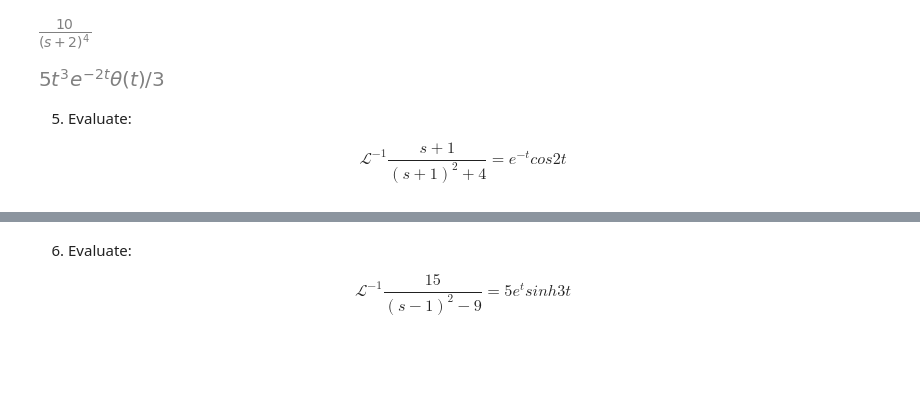
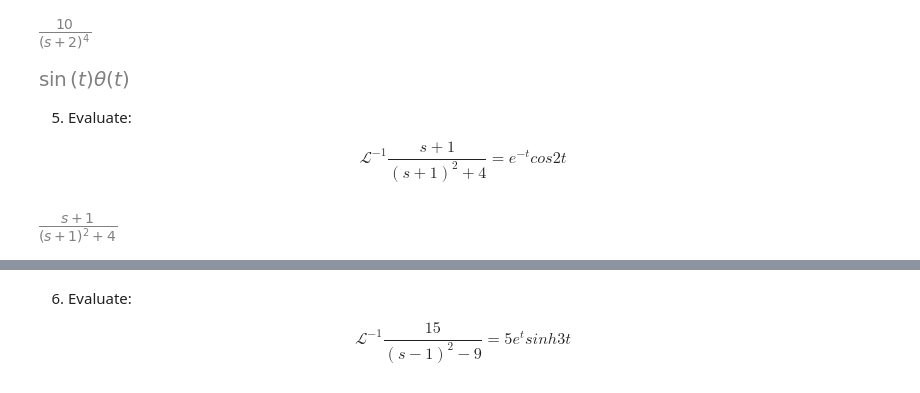
Before and after one commit to Gardner-College/control-systems, a Jupyter notebook: inverse_laplace/rpacla/002_Inverse_Laplace_Transform.ipynb, the cells around one changed output, grey strips where cells are left out. Cells and saved outputs as stored; diff of their text form; code cells hidden in the pictures; blank space fills up the shorter version.

Commit message:
Inverse Laplace: Activity 2

```diff
--- a/inverse_laplace/rpacla/002_Inverse_Laplace_Transform.ipynb
+++ b/inverse_laplace/rpacla/002_Inverse_Laplace_Transform.ipynb
@@ -134,6 +134,6 @@ f2
 $$ \mathcal{L}^{-1}\frac{1}{s^2+1}= sin(t) $$
 # %%
 # Define the frequency domain function:
-f2s = s/(s**2+1)
-f2s
+f3s = 1/(s**2+1)
+f3s
 # %% [output]
@@ -156,18 +156,20 @@ f4s
 [figure]
 # %%
 # Compute the Inverse Laplace Transform:
-f4 = inverse_laplace_transform(f4s, s, t)
+f4 = inverse_laplace_transform(f3s, s, t)
 f4
 # %% [output]
-[figure, old version]
+[figure, new version]
 # %% [markdown]
 5. Evaluate:
 
 $$ \mathcal{L}^{-1}\frac{s+1}{(s+1)^2+4} = e^{-t}cos2t $$
 # %%
 # Define the frequency domain function:
-f5 = (s + 1) / ((s + 1)**2 + 4)
-f5
+f5s = (s+1)/((s+1)**2+4)
+f5s
+# %% [output]
+[figure, added]
 # %%
 # Compute the Inverse Laplace Transform:
 f5 = inverse_laplace_transform(f5s, s, t)
```
Also changed, not shown: parts of 8 cells of this notebook.
